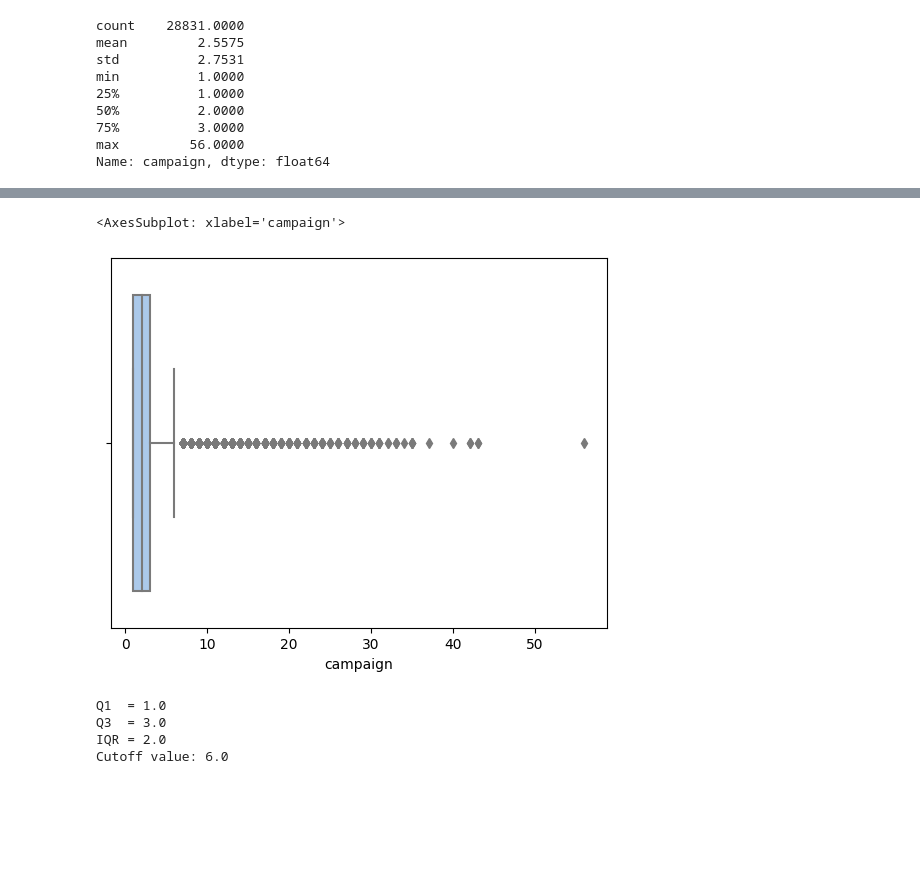
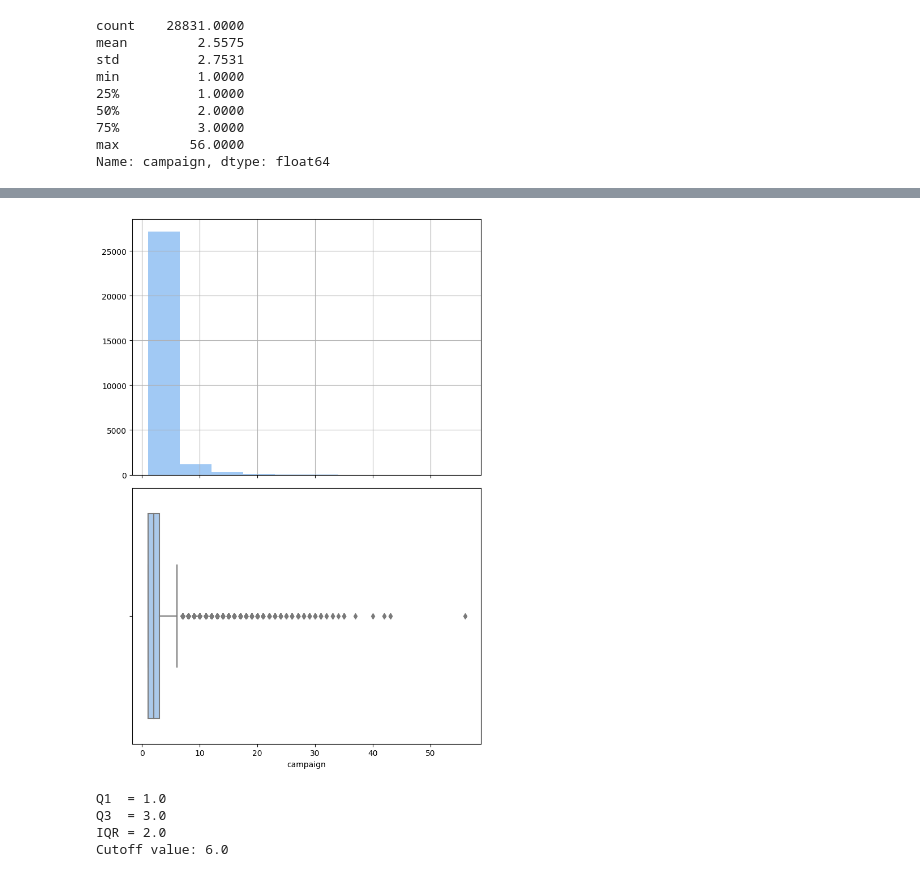
Before and after one commit to sharuhinda/bank_marketing_campaign, a Jupyter notebook: 2_eda.ipynb, the cells around one changed output, grey strips where cells are left out. Drawn from its saved outputs; the diff is of its cells as text; code cells hidden in the pictures; blank space fills up the shorter version.

```diff
--- a/2_eda.ipynb
+++ b/2_eda.ipynb
@@ -786,9 +805,12 @@ df['campaign'].hist()
 # %%
+# check distribution
+fig, axs = plt.subplots(2, 1, figsize=(7, 10), sharex=True)
+df['campaign'].hist(ax=axs[0])
 # check distribution by boxplot + identifying outliers
-sns.boxplot(data=df, x='campaign')
+sns.boxplot(data=df, x='campaign', ax=axs[1])
+fig.tight_layout();
 # %% [output]
-<AxesSubplot: xlabel='campaign'>
-[figure, old version]
+[figure, new version]
 # %%
 # consider outliers as values > Q3 + 1.5*IQR
 q1 = df['campaign'].quantile(0.25)
```
Also changed, not shown: parts of 20 cells of this notebook, 1 other file.
